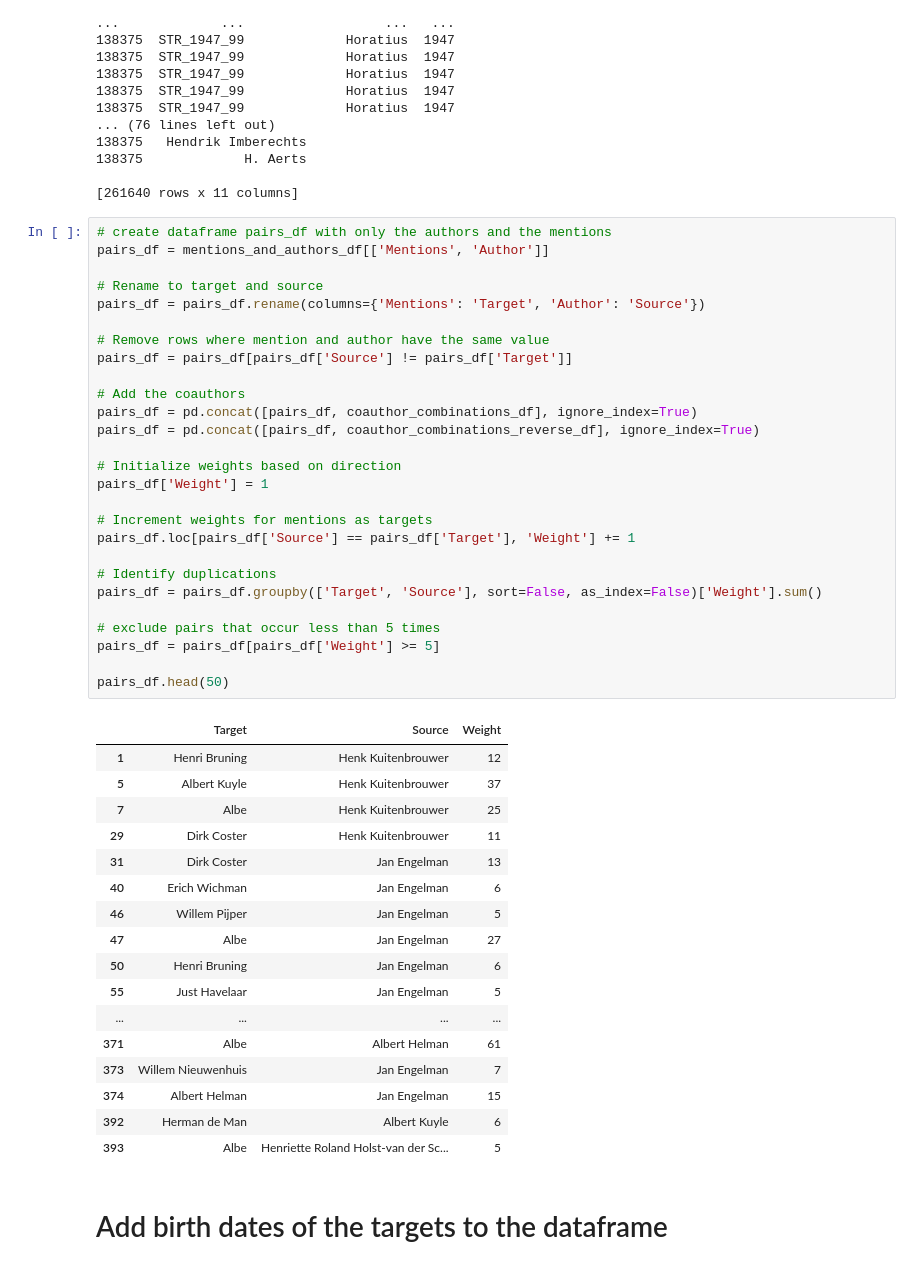
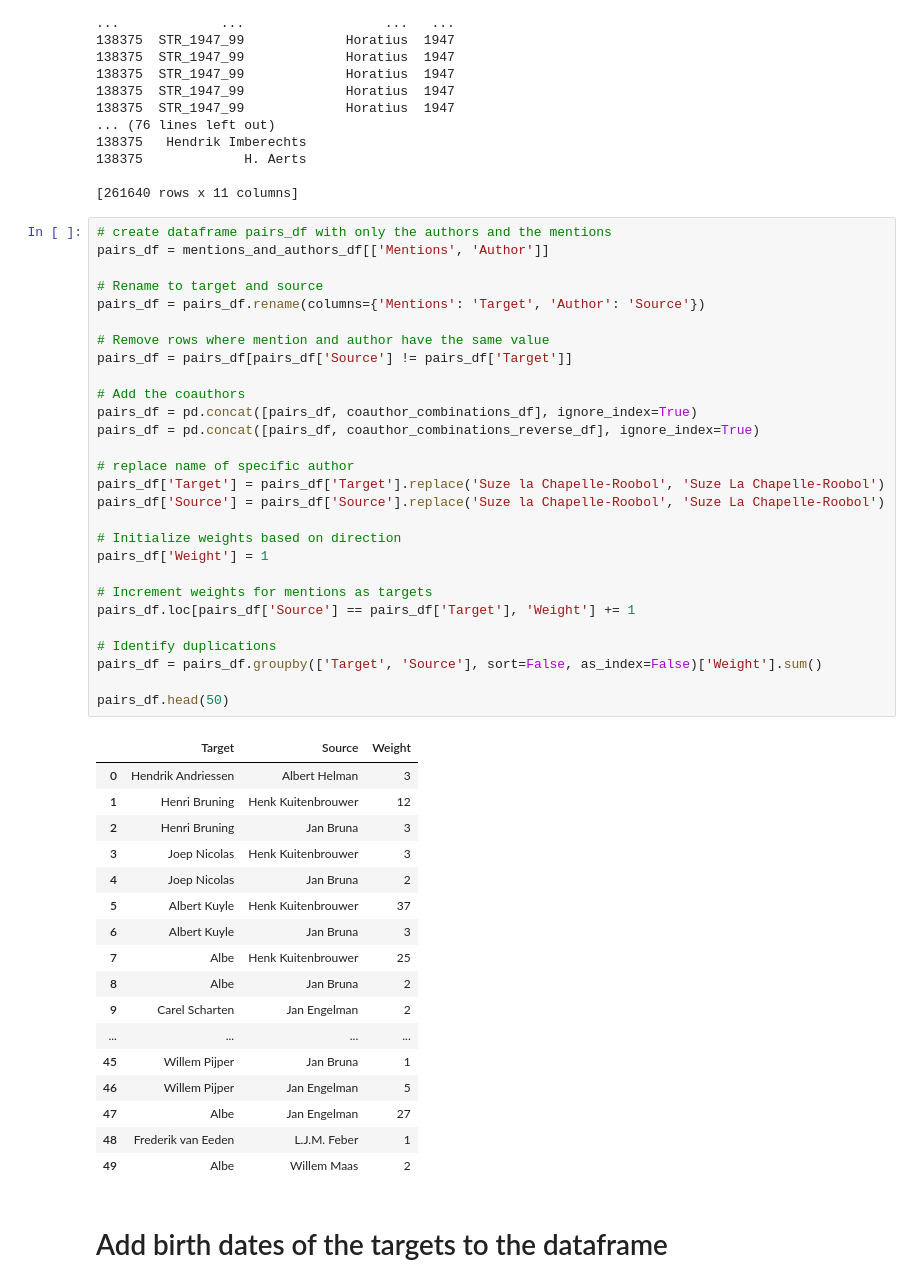
Before and after one commit to julienijs/Network_CCLAMP, a Jupyter notebook: CCLAMP_Directed_Network_Notebook.ipynb, the cells around one changed output. Drawn from its saved outputs; the diff is of its cells as text.

```diff
--- a/CCLAMP_Directed_Network_Notebook.ipynb
+++ b/CCLAMP_Directed_Network_Notebook.ipynb
@@ -345,48 +345,49 @@ print(mentions_and_authors_df)
 # %%
 # create dataframe pairs_df with only the authors and the mentions
 pairs_df = mentions_and_authors_df[['Mentions', 'Author']]
 
 # Rename to target and source
 pairs_df = pairs_df.rename(columns={'Mentions': 'Target', 'Author': 'Source'})
 
 # Remove rows where mention and author have the same value
 pairs_df = pairs_df[pairs_df['Source'] != pairs_df['Target']]
 
 # Add the coauthors
 pairs_df = pd.concat([pairs_df, coauthor_combinations_df], ignore_index=True)
 pairs_df = pd.concat([pairs_df, coauthor_combinations_reverse_df], ignore_index=True)
 
+# replace name of specific author
+pairs_df['Target'] = pairs_df['Target'].replace('Suze la Chapelle-Roobol', 'Suze La Chapelle-Roobol')
+pairs_df['Source'] = pairs_df['Source'].replace('Suze la Chapelle-Roobol', 'Suze La Chapelle-Roobol')
+
 # Initialize weights based on direction
 pairs_df['Weight'] = 1
 
 # Increment weights for mentions as targets
 pairs_df.loc[pairs_df['Source'] == pairs_df['Target'], 'Weight'] += 1
 
 # Identify duplications
 pairs_df = pairs_df.groupby(['Target', 'Source'], sort=False, as_index=False)['Weight'].sum()
 
-# exclude pairs that occur less than 5 times
-pairs_df = pairs_df[pairs_df['Weight'] >= 5]
-
 pairs_df.head(50)
 # %% [output]
 |  | Target | Source | Weight |
+| 0 | Hendrik Andriessen | Albert Helman | 3 |
 | 1 | Henri Bruning | Henk Kuitenbrouwer | 12 |
+| 2 | Henri Bruning | Jan Bruna | 3 |
+| 3 | Joep Nicolas | Henk Kuitenbrouwer | 3 |
+| 4 | Joep Nicolas | Jan Bruna | 2 |
 | 5 | Albert Kuyle | Henk Kuitenbrouwer | 37 |
+| 6 | Albert Kuyle | Jan Bruna | 3 |
 | 7 | Albe | Henk Kuitenbrouwer | 25 |
-| 29 | Dirk Coster | Henk Kuitenbrouwer | 11 |
-| 31 | Dirk Coster | Jan Engelman | 13 |
-| 40 | Erich Wichman | Jan Engelman | 6 |
+| 8 | Albe | Jan Bruna | 2 |
+| 9 | Carel Scharten | Jan Engelman | 2 |
+| ... | ... | ... | ... |
+| 45 | Willem Pijper | Jan Bruna | 1 |
 | 46 | Willem Pijper | Jan Engelman | 5 |
 | 47 | Albe | Jan Engelman | 27 |
-| 50 | Henri Bruning | Jan Engelman | 6 |
-| 55 | Just Havelaar | Jan Engelman | 5 |
-| ... | ... | ... | ... |
-| 371 | Albe | Albert Helman | 61 |
-| 373 | Willem Nieuwenhuis | Jan Engelman | 7 |
-| 374 | Albert Helman | Jan Engelman | 15 |
-| 392 | Herman de Man | Albert Kuyle | 6 |
-| 393 | Albe | Henriette Roland Holst-van der Sc... | 5 |
+| 48 | Frederik van Eeden | L.J.M. Feber | 1 |
+| 49 | Albe | Willem Maas | 2 |
 # %% [markdown]
 # Add birth dates of the targets to the dataframe
 # %%
```
Also changed, not shown: parts of 29 cells of this notebook, 1 other file.
